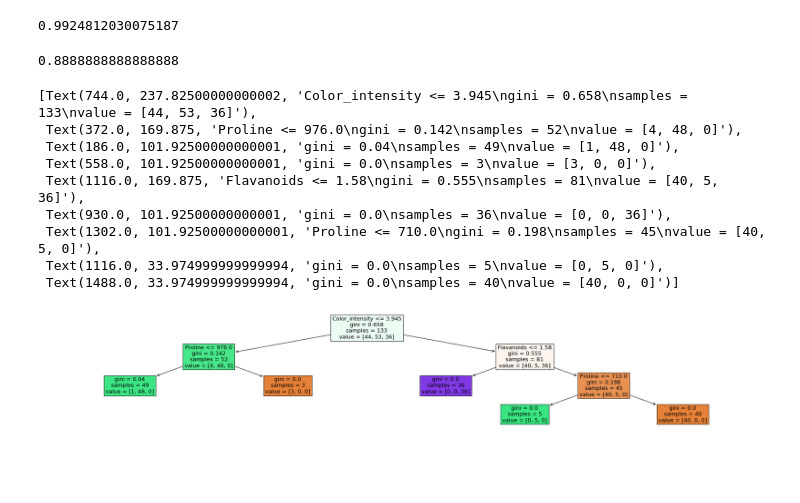
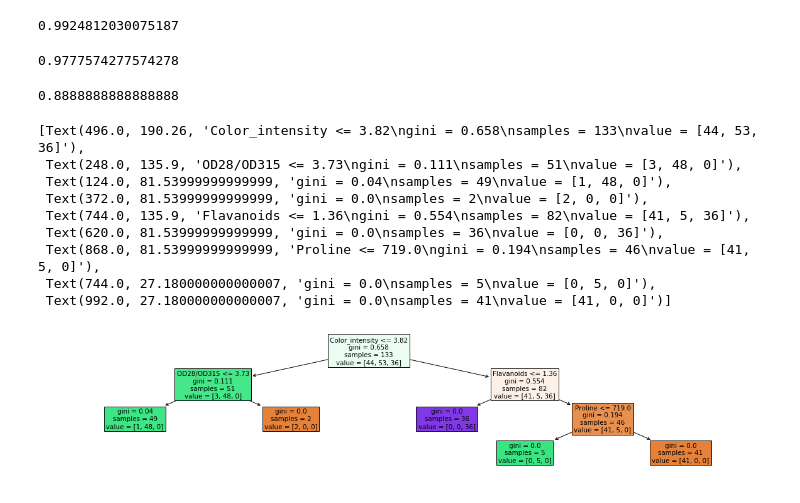
Before and after one commit to amueller/oss-directions-webinar-2019, a Jupyter notebook: Quansight-webinar.ipynb, the cells around one changed output. Saved outputs shown, nothing was run; the diff lists cells and outputs as text; code cells hidden in the pictures; blank space fills up the shorter version.

```diff
--- a/Quansight-webinar.ipynb
+++ b/Quansight-webinar.ipynb
@@ -57,21 +65,29 @@ DecisionTreeClassifier(max_leaf_nodes=5)
 tree.score(X_train, y_train)
 # %% [output]
 0.9924812030075187
+# %%
+from sklearn.model_selection import cross_validate
+# I'm on master, cv=5 by default now!
+scores = cross_validate(tree, X_train, y_train)
+scores['test_score'].mean()
+# %% [output]
+0.9777574277574278
 # %%
 tree.score(X_test, y_test)
 # %% [output]
 0.8888888888888888
 # %%
-plt.figure(figsize=(30, 5))
+plt.figure(figsize=(20, 4))
+# also new in 0.21 !
 plot_tree(tree, feature_names=X_train.columns, filled=True)
 # %% [output]
-[Text(744.0, 237.82500000000002, 'Color_intensity <= 3.945\ngini = 0.658\nsamples = 133\nvalue = [44, 53, 36]'),
- Text(372.0, 169.875, 'Proline <= 976.0\ngini = 0.142\nsamples = 52\nvalue = [4, 48, 0]'),
- Text(186.0, 101.92500000000001, 'gini = 0.04\nsamples = 49\nvalue = [1, 48, 0]'),
- Text(558.0, 101.92500000000001, 'gini = 0.0\nsamples = 3\nvalue = [3, 0, 0]'),
- Text(1116.0, 169.875, 'Flavanoids <= 1.58\ngini = 0.555\nsamples = 81\nvalue = [40, 5, 36]'),
- Text(930.0, 101.92500000000001, 'gini = 0.0\nsamples = 36\nvalue = [0, 0, 36]'),
- Text(1302.0, 101.92500000000001, 'Proline <= 710.0\ngini = 0.198\nsamples = 45\nvalue = [40, 5, 0]'),
- Text(1116.0, 33.974999999999994, 'gini = 0.0\nsamples = 5\nvalue = [0, 5, 0]'),
- Text(1488.0, 33.974999999999994, 'gini = 0.0\nsamples = 40\nvalue = [40, 0, 0]')]
+[Text(496.0, 190.26, 'Color_intensity <= 3.82\ngini = 0.658\nsamples = 133\nvalue = [44, 53, 36]'),
+ Text(248.0, 135.9, 'OD28/OD315 <= 3.73\ngini = 0.111\nsamples = 51\nvalue = [3, 48, 0]'),
+ Text(124.0, 81.53999999999999, 'gini = 0.04\nsamples = 49\nvalue = [1, 48, 0]'),
+ Text(372.0, 81.53999999999999, 'gini = 0.0\nsamples = 2\nvalue = [2, 0, 0]'),
+ Text(744.0, 135.9, 'Flavanoids <= 1.36\ngini = 0.554\nsamples = 82\nvalue = [41, 5, 36]'),
+ Text(620.0, 81.53999999999999, 'gini = 0.0\nsamples = 36\nvalue = [0, 0, 36]'),
+ Text(868.0, 81.53999999999999, 'Proline <= 719.0\ngini = 0.194\nsamples = 46\nvalue = [41, 5, 0]'),
+ Text(744.0, 27.180000000000007, 'gini = 0.0\nsamples = 5\nvalue = [0, 5, 0]'),
+ Text(992.0, 27.180000000000007, 'gini = 0.0\nsamples = 41\nvalue = [41, 0, 0]')]
-[figure, old version]
+[figure, new version]
```
Also changed, not shown: parts of 24 cells of this notebook, 1 other file.
